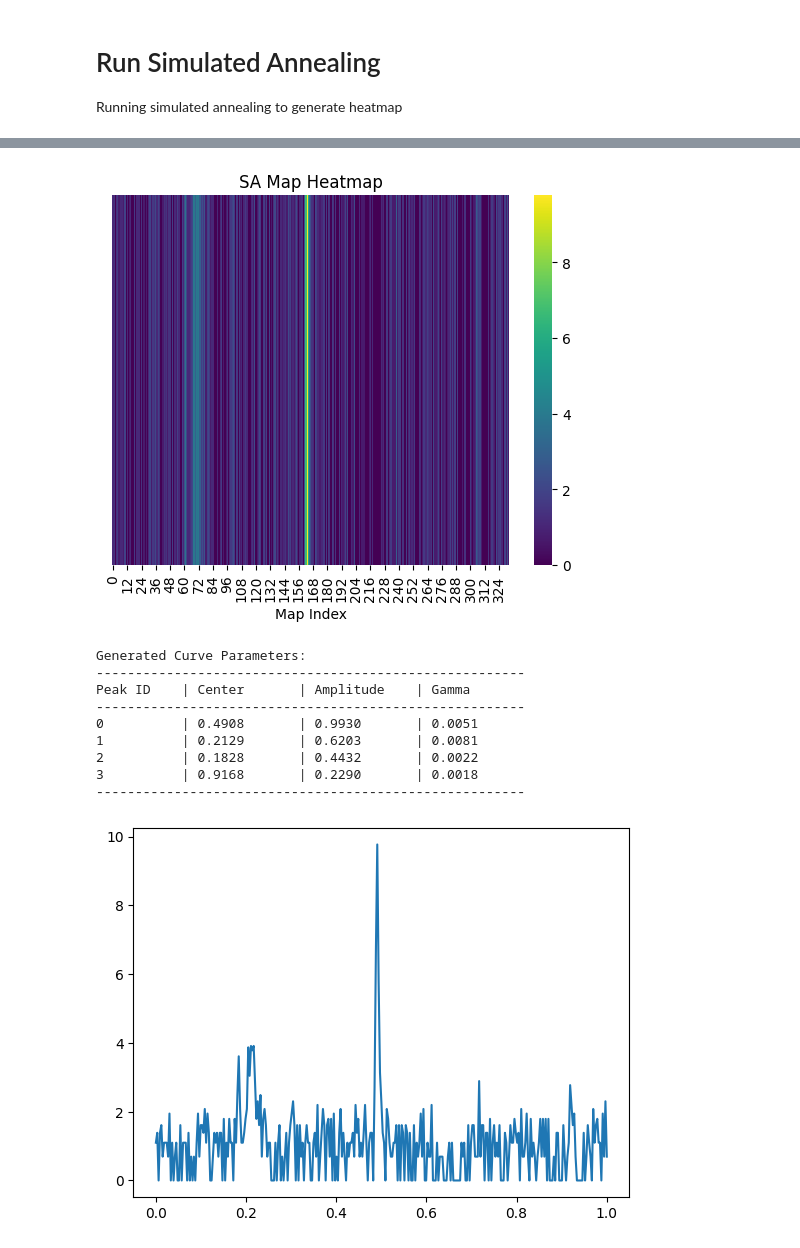
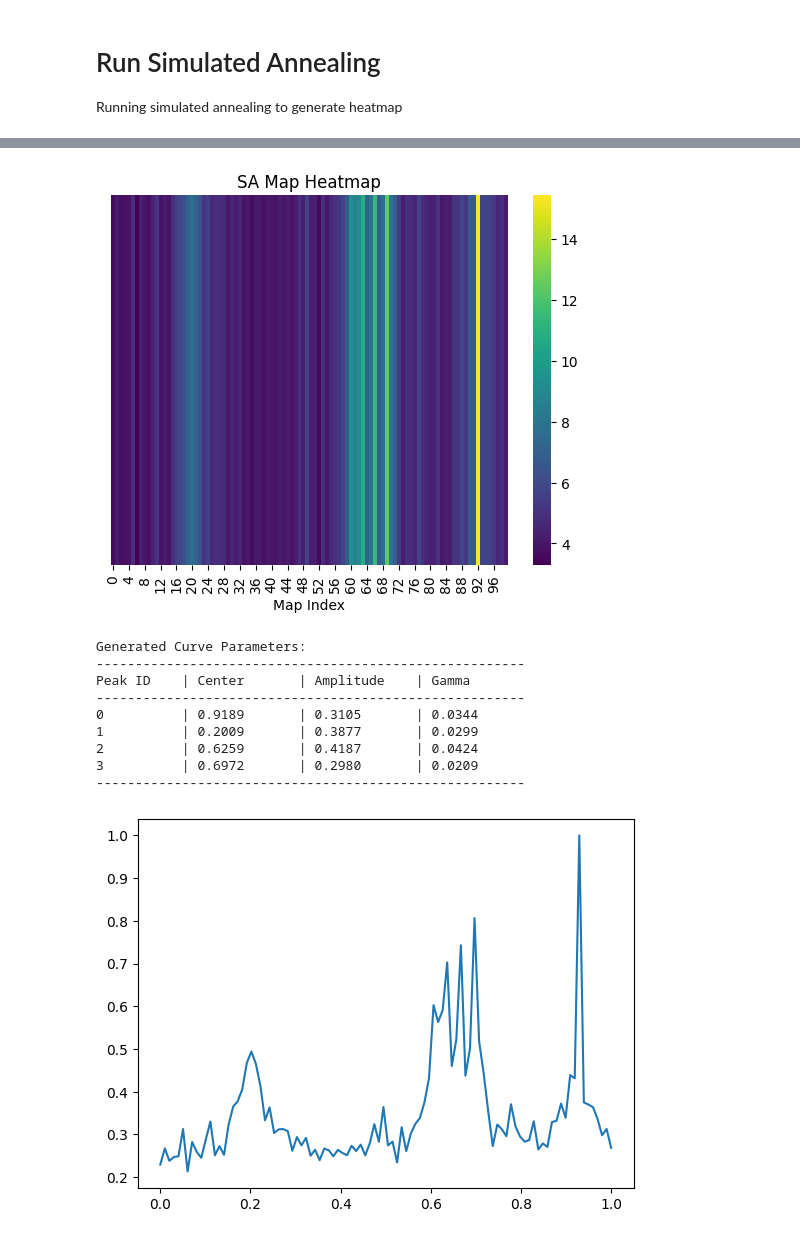
Before and after one commit to SauloSamps/Raman-Fitting-Pipeline, a Jupyter notebook: code/lab-sa.ipynb, the cells around one changed output, grey strips where cells are left out. Cells and saved outputs as stored; diff of their text form; code cells hidden in the pictures.

```diff
--- a/code/lab-sa.ipynb
+++ b/code/lab-sa.ipynb
@@ -12,12 +12,12 @@ import matplotlib.pyplot as plt
 parameters = {
     "center_range": (0, 1),
     "amplitude_range": (0.1, 1),
-    "gamma_range": (0.001, 0.01),
+    "gamma_range": (0.001, 0.05),
     "x_min": 0,
     "x_max": 1
 }
 
-x = np.linspace(0, 1, 1000)
+x = np.linspace(0, 1, 1876)
 x, y, params = generateCurve(parameters, 4, len(x), noise_sigma=0.3)
 plt.plot(x, y)
 # %% [output]
@@ -28,4 +28,4 @@ plt.plot(x, y)
 
 Running simulated annealing to generate heatmap
 # %%
-energy, index, map = simulated_annealing(y, kmax=100, max_temp=0.5, cooling_factor=400, samples=100, num_repetitions=200)
+energy, index, map = simulated_annealing(y, kmax=100, max_temp=0.5, cooling_factor=400, samples=100, num_repetitions=400)
@@ -32,5 +34,6 @@ energy, index, map = simulated_annealing(y, kmax=100, max_temp=0.5, cooling_fact
 # %%
-flattened = flatten_SA_map(map, len(y), samples_per_pixel=3, function=log_transform)
+flattened = flatten_SA_map(map, len(y), samples_per_pixel=20, function=log_transform)
+#flattened = flatten_SA_map(map, len(y), samples_per_pixel=20)
 # %%
 import seaborn as sns
 import matplotlib.pyplot as plt
@@ -44,21 +47,21 @@ plt.yticks([])
 
 plt.show()
 # %% [output]
-[figure, old version]
+[figure, new version]
 # %%
-flattened_x = np.linspace(0, 1, (len(y)//3))
-plt.plot(flattened_x, flattened)
+flattened_x = np.linspace(0, 1, (len(y)//20))
+plt.plot(flattened_x, (flattened/max(flattened)))
 print_peak_params(params)
 # %% [output]
 Generated Curve Parameters:
 -------------------------------------------------------
 Peak ID    | Center       | Amplitude    | Gamma
 -------------------------------------------------------
-0          | 0.4908       | 0.9930       | 0.0051
-1          | 0.2129       | 0.6203       | 0.0081
-2          | 0.1828       | 0.4432       | 0.0022
-3          | 0.9168       | 0.2290       | 0.0018
+0          | 0.9189       | 0.3105       | 0.0344
+1          | 0.2009       | 0.3877       | 0.0299
+2          | 0.6259       | 0.4187       | 0.0424
+3          | 0.6972       | 0.2980       | 0.0209
 -------------------------------------------------------
-[figure, old version]
+[figure, new version]
 # %%
 # TODO: Test adding weight related to the temperature to makes these differences even more significant.
```
Also changed, not shown: parts of 5 cells of this notebook, 1 other file.
